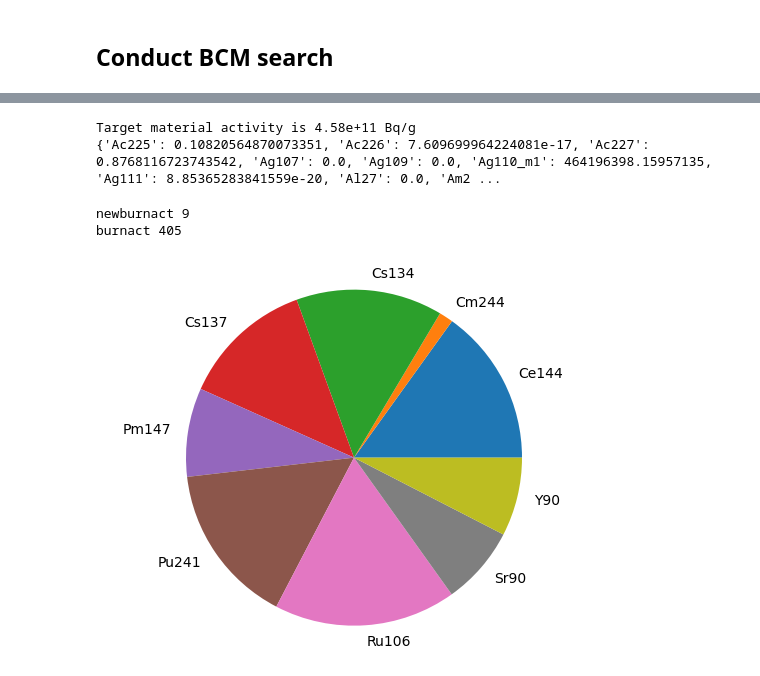
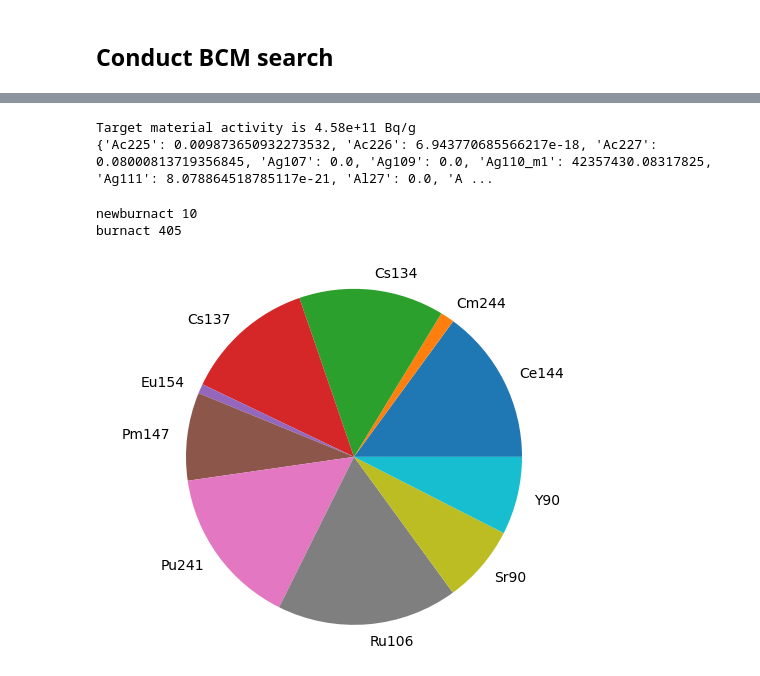
Before and after one commit to Toshi-23/Proliferation_Research, a Jupyter notebook: BCM_Calculations/BurnMats/BU_extraction.ipynb, the cells around one changed output, grey strips where cells are left out. Saved outputs shown, nothing was run; the diff lists cells and outputs as text; code cells hidden in the pictures.

```diff
--- a/BCM_Calculations/BurnMats/BU_extraction.ipynb
+++ b/BCM_Calculations/BurnMats/BU_extraction.ipynb
@@ -313,37 +313,36 @@ The bare critical mass is  14.351 kg.
 # %%
 # get activity from burned fuel
 print('Target material activity is %5.3g Bq/g ' % burned_uo2.get_activity())
-burnact = burned_uo2.get_activity(by_nuclide=True)
+burnact = burned_uo2.get_activity(by_nuclide=True,units='Bq/g')
 print(burnact)
 # %% [output]
 Target material activity is 4.58e+11 Bq/g
-{'Ac225': 0.10820564870073351, 'Ac226': 7.609699964224081e-17, 'Ac227': 0.8768116723743542, 'Ag107': 0.0, 'Ag109': 0.0, 'Ag110_m1': 464196398.15957135, 'Ag111': 8.85365283841559e-20, 'Al27': 0.0, 'Am2 ...
+{'Ac225': 0.009873650932273532, 'Ac226': 6.943770685566217e-18, 'Ac227': 0.08000813719356845, 'Ag107': 0.0, 'Ag109': 0.0, 'Ag110_m1': 42357430.08317825, 'Ag111': 8.078864518785117e-21, 'Al27': 0.0, 'A ...
 # %%
 # plot activities in pie chart
 # end of cool down period (2 years)
 
 #newBurnact = burnact.copy()
 newBurnact = {}
-thresh = 5e9
-
+thresh = 3.7e8
 for i, j in burnact.items():
         if j >= thresh:
                 newBurnact[i] = j
 
 
 
 labels = []
 sizes = []
 for x, y in newBurnact.items():
     labels.append(x)
     sizes.append(y)
 
 print('newburnact',len(newBurnact))
 print('burnact',len(burnact))
 plt.pie(sizes, labels=labels)
 plt.axis('equal')
 plt.show()
 # %% [output]
-newburnact 9
+newburnact 10
 burnact 405
-[figure, old version]
+[figure, new version]
```
Also changed, not shown: parts of 3 cells of this notebook, 24 other files.
